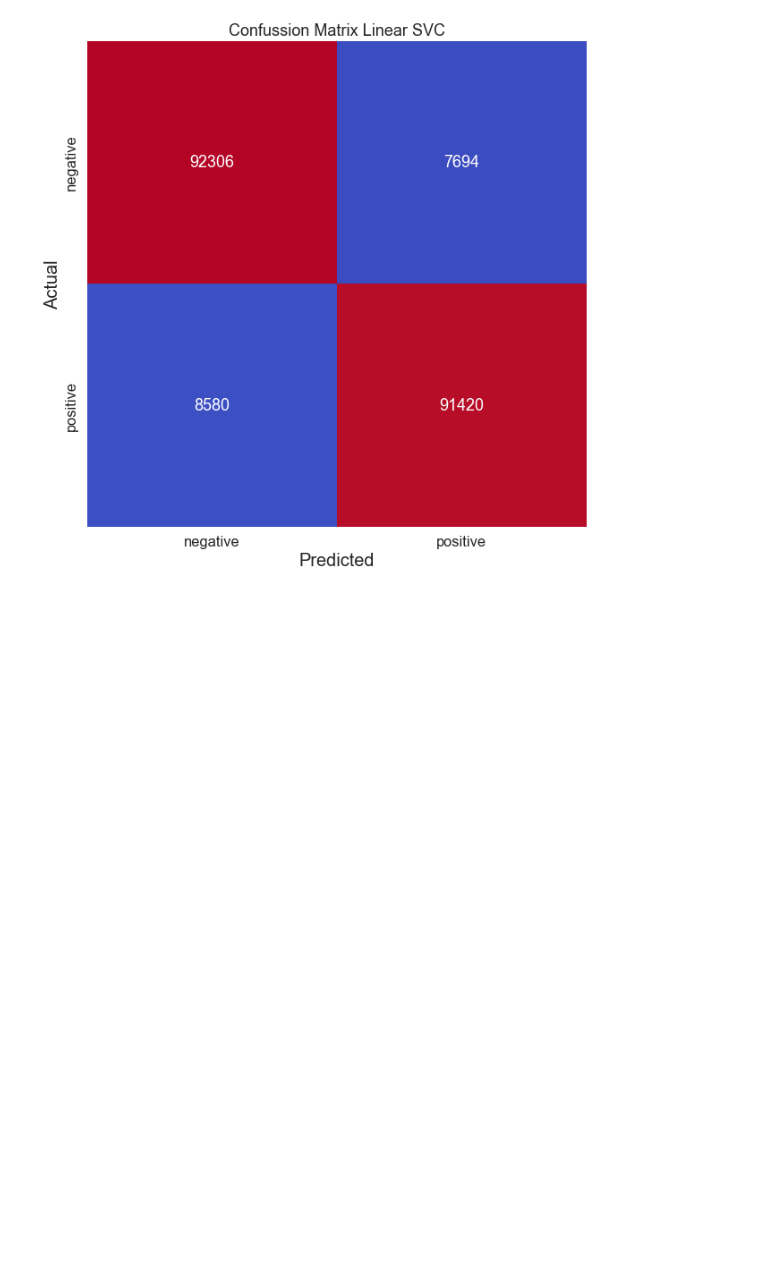
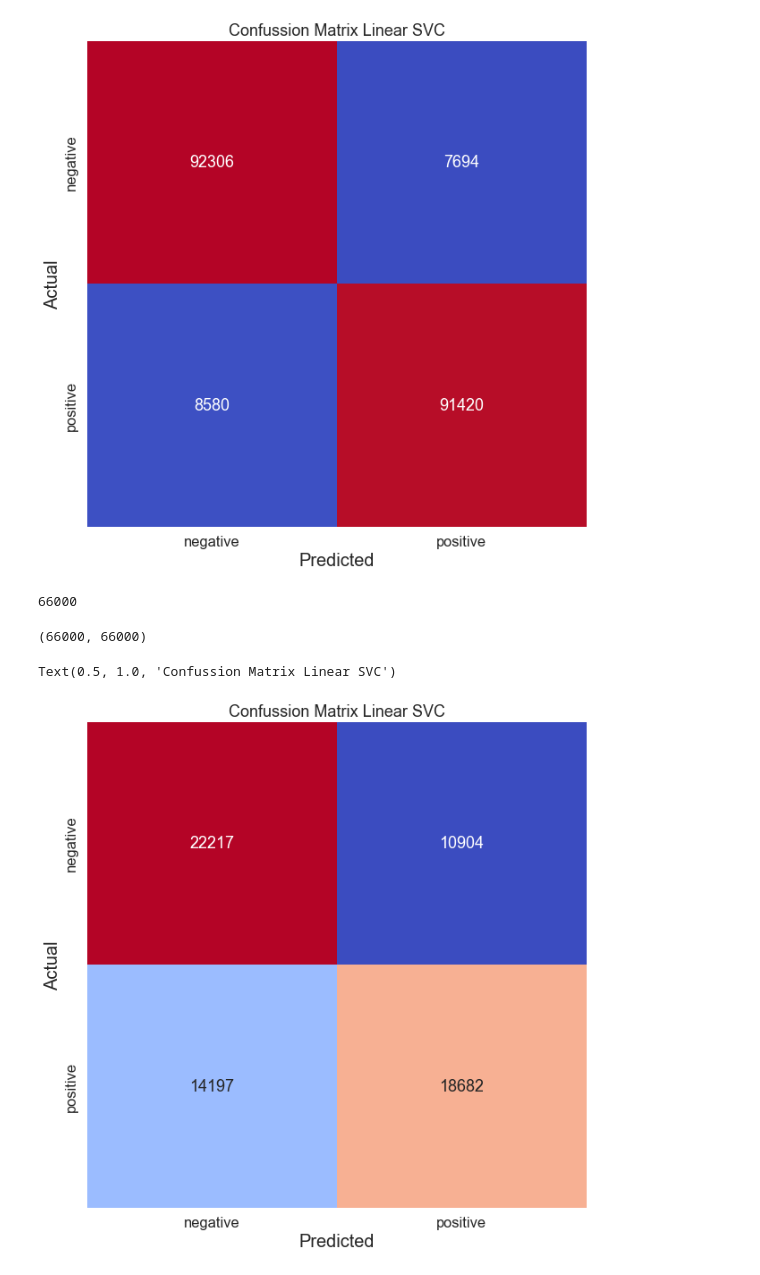
Before and after one commit to crisandrodr/AustralianElections, a Jupyter notebook: TrainingModel/SentimentAnalyzer.ipynb, the cells around one changed output. Cells and saved outputs as stored; diff of their text form; code cells hidden in the pictures; blank space fills up the shorter version.

```diff
--- a/TrainingModel/SentimentAnalyzer.ipynb
+++ b/TrainingModel/SentimentAnalyzer.ipynb
@@ -560,3 +560,45 @@ for i in range(len(labels_tweets)):
 our_labels = pd.DataFrame(labels_tweets)
 
 our_labels.to_csv('Data/our_labels.csv', index=False)
+# %%
+sia = SentimentIntensityAnalyzer()
+
+def get_sentiment_label(tweet,value):
+    polarity_info = sia.polarity_scores(tweet)
+    if polarity_info['compound'] > value:
+        return 'positive'
+    elif polarity_info['compound'] <= value and polarity_info['compound'] >= -value:
+        return 'neutral'
+    else:
+        return 'negative'
+# %%
+vader_pred = [get_sentiment_label(tw,0) for tw in X_test]
+
+for i in range(len(vader_pred)):
+    if vader_pred[i] == 'positive':
+        vader_pred[i] = int(4)
+    else:
+        vader_pred[i] = int(0)
+# %% [output]
+66000
+# %%
+len(vader_pred),len(y_test)
+# %% [output]
+(66000, 66000)
+# %%
+# Create confusion matrix
+conf_matrix = confusion_matrix(y_test, vader_pred)
+conf_matrix = pd.DataFrame(data=conf_matrix,
+                           columns=['negative', 'positive'],
+                           index=['negative', 'positive'])
+
+# Plot confusion matrix
+plt.figure(figsize=(10, 10), facecolor='w', edgecolor='k')
+sns.set(font_scale=1.5)
+sns.heatmap(conf_matrix, cmap='coolwarm', annot=True, fmt='.5g', cbar=False)
+plt.ylabel('Actual', size=20)
+plt.xlabel('Predicted', size=20)
+plt.title("Confussion Matrix Linear SVC")
+# %% [output]
+Text(0.5, 1.0, 'Confussion Matrix Linear SVC')
+[figure, added]
```
Also changed, not shown: 7 other files.
